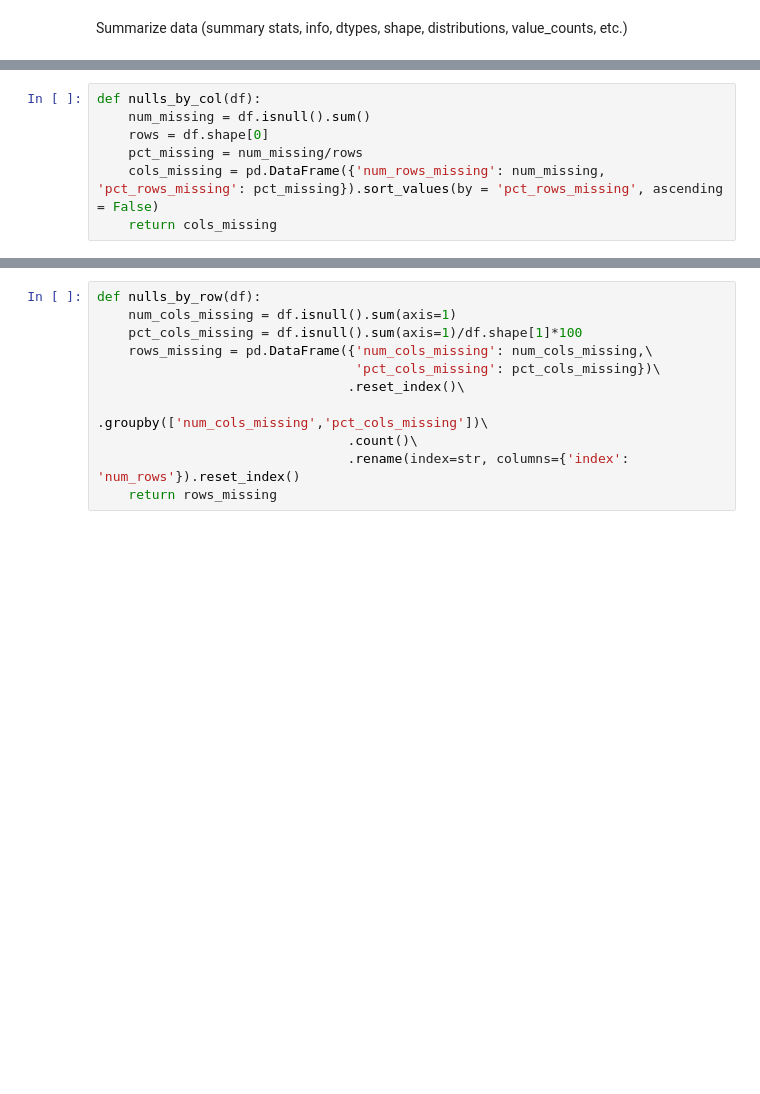
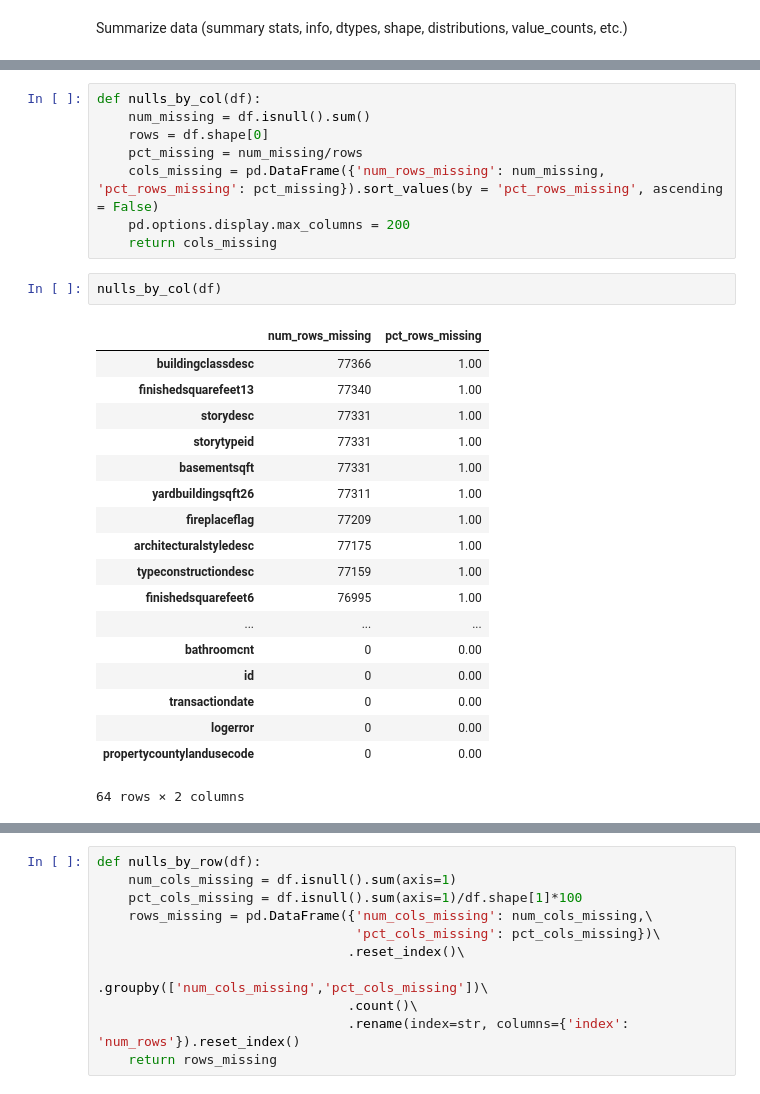
Before and after one commit to Jacqueline-A-Shay/ds-methodologies-exercises, a Jupyter notebook: clustering/zillow.ipynb, the cells around one changed output, grey strips where cells are left out. Drawn from its saved outputs; the diff is of its cells as text; blank space fills up the shorter version.

```diff
--- a/clustering/zillow.ipynb
+++ b/clustering/zillow.ipynb
@@ -56,4 +126,26 @@ def nulls_by_col(df):
     rows = df.shape[0]
     pct_missing = num_missing/rows
     cols_missing = pd.DataFrame({'num_rows_missing': num_missing, 'pct_rows_missing': pct_missing}).sort_values(by = 'pct_rows_missing', ascending = False)
+    pd.options.display.max_columns = 200
     return cols_missing
+# %%
+nulls_by_col(df)
+# %% [output]
+|  | num_rows_missing | pct_rows_missing |
+| buildingclassdesc | 77366 | 1.00 |
+| finishedsquarefeet13 | 77340 | 1.00 |
+| storydesc | 77331 | 1.00 |
+| storytypeid | 77331 | 1.00 |
+| basementsqft | 77331 | 1.00 |
+| yardbuildingsqft26 | 77311 | 1.00 |
+| fireplaceflag | 77209 | 1.00 |
+| architecturalstyledesc | 77175 | 1.00 |
+| typeconstructiondesc | 77159 | 1.00 |
+| finishedsquarefeet6 | 76995 | 1.00 |
+| ... | ... | ... |
+| bathroomcnt | 0 | 0.00 |
+| id | 0 | 0.00 |
+| transactiondate | 0 | 0.00 |
+| logerror | 0 | 0.00 |
+| propertycountylandusecode | 0 | 0.00 |
+64 rows × 2 columns
```
Also changed, not shown: parts of 11 cells of this notebook, 6 other files.
